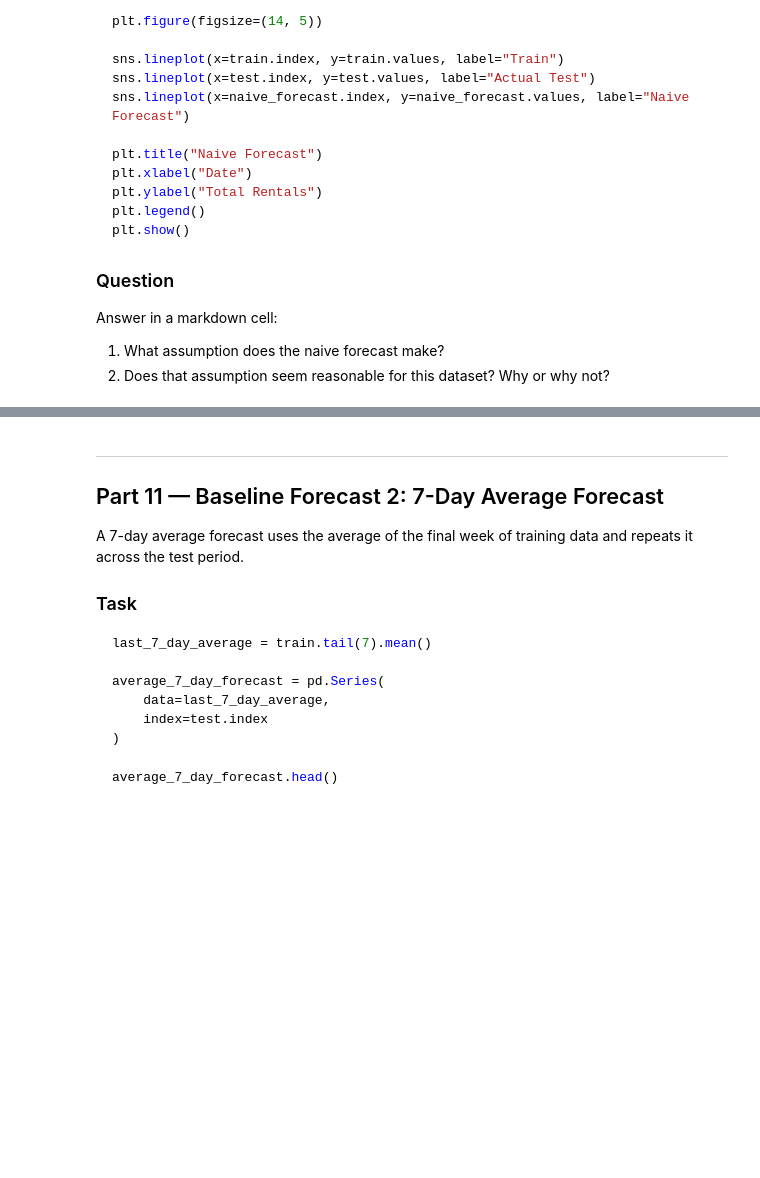
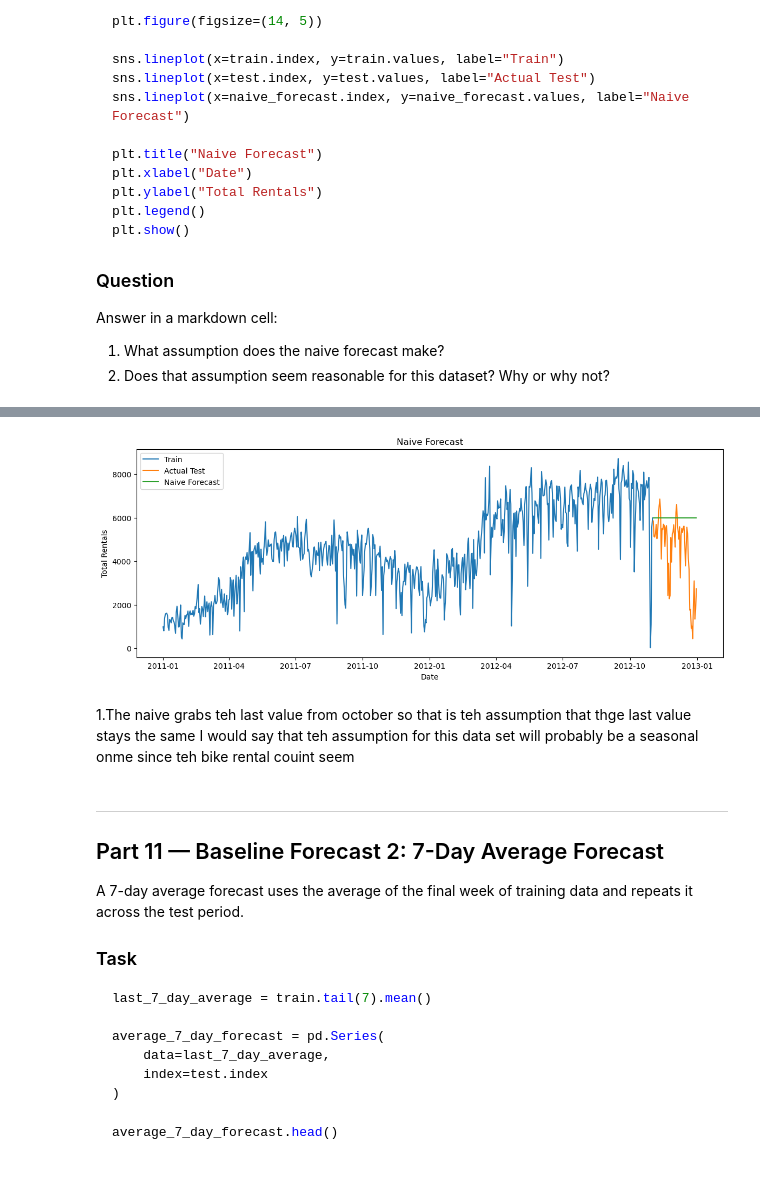
Before and after one commit to GregConfessore/lab-13-time-series, a Jupyter notebook: notebooks/starter-code.ipynb, the cells around one changed output, grey strips where cells are left out. Saved outputs shown, nothing was run; the diff lists cells and outputs as text; code cells hidden in the pictures; blank space fills up the shorter version.

```diff
--- a/notebooks/starter-code.ipynb
+++ b/notebooks/starter-code.ipynb
@@ -704,3 +847,10 @@ Answer in a markdown cell:
 
 1. What assumption does the naive forecast make?
 2. Does that assumption seem reasonable for this dataset? Why or why not?
+# %%
+last_train_value = train["cnt"].iloc[-1]
+
+naive_forecast = pd.Series(
+    data=last_train_value,
+    index=test.index
+)
@@ -707,3 +867,20 @@ Answer in a markdown cell:
+# %%
+plt.figure(figsize=(14, 5))
+
+sns.lineplot(x=train.index, y=train["cnt"], label="Train")
+sns.lineplot(x=test.index, y=test["cnt"], label="Actual Test")
+sns.lineplot(x=naive_forecast.index, y=naive_forecast.values, label="Naive Forecast")
+
+plt.title("Naive Forecast")
+plt.xlabel("Date")
+plt.ylabel("Total Rentals")
+plt.legend()
+plt.show()
+# %% [output]
+[figure, added]
+# %% [markdown]
+1.The naive grabs teh last value from october so that is teh assumption that thge last value stays the same
+I would say that teh assumption for this data set will probably be a seasonal onme since teh bike rental couint seem
 # %% [markdown]
 ---
 
```
Also changed, not shown: parts of 39 cells of this notebook.
